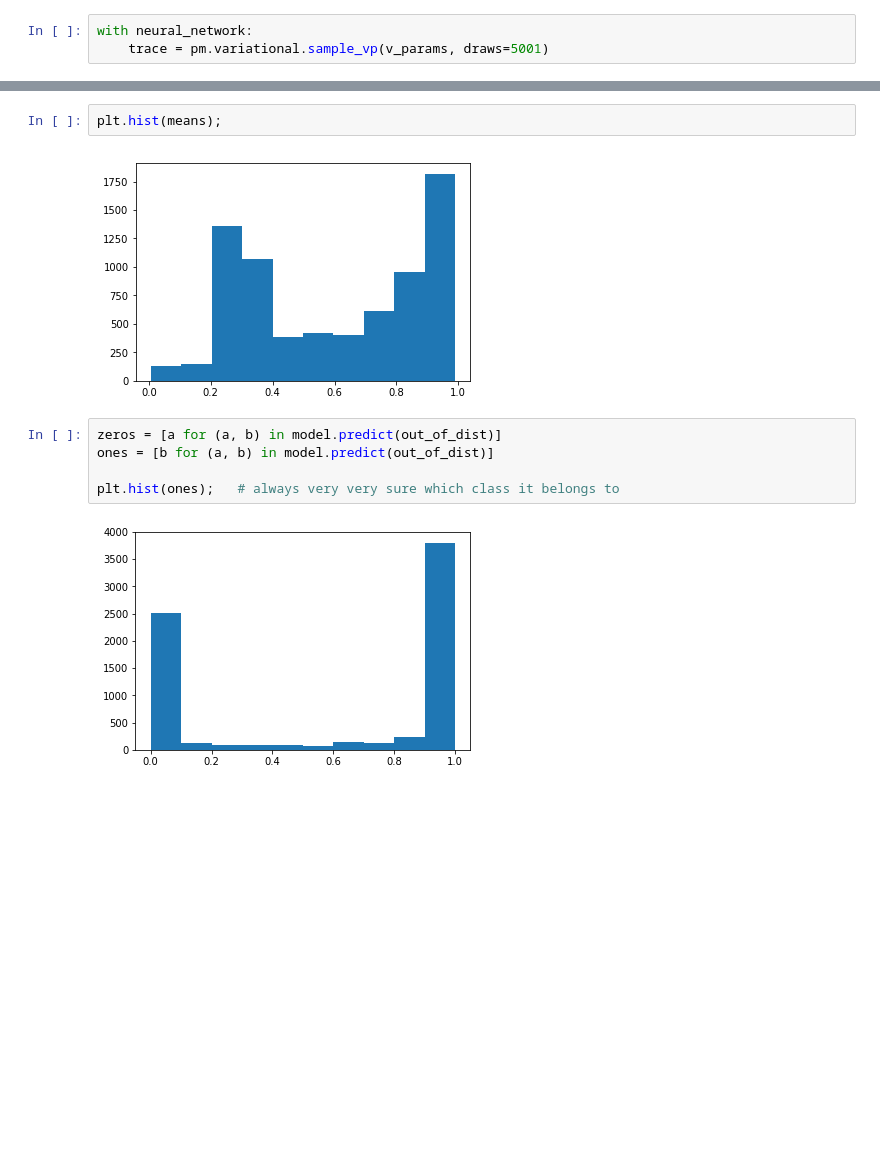
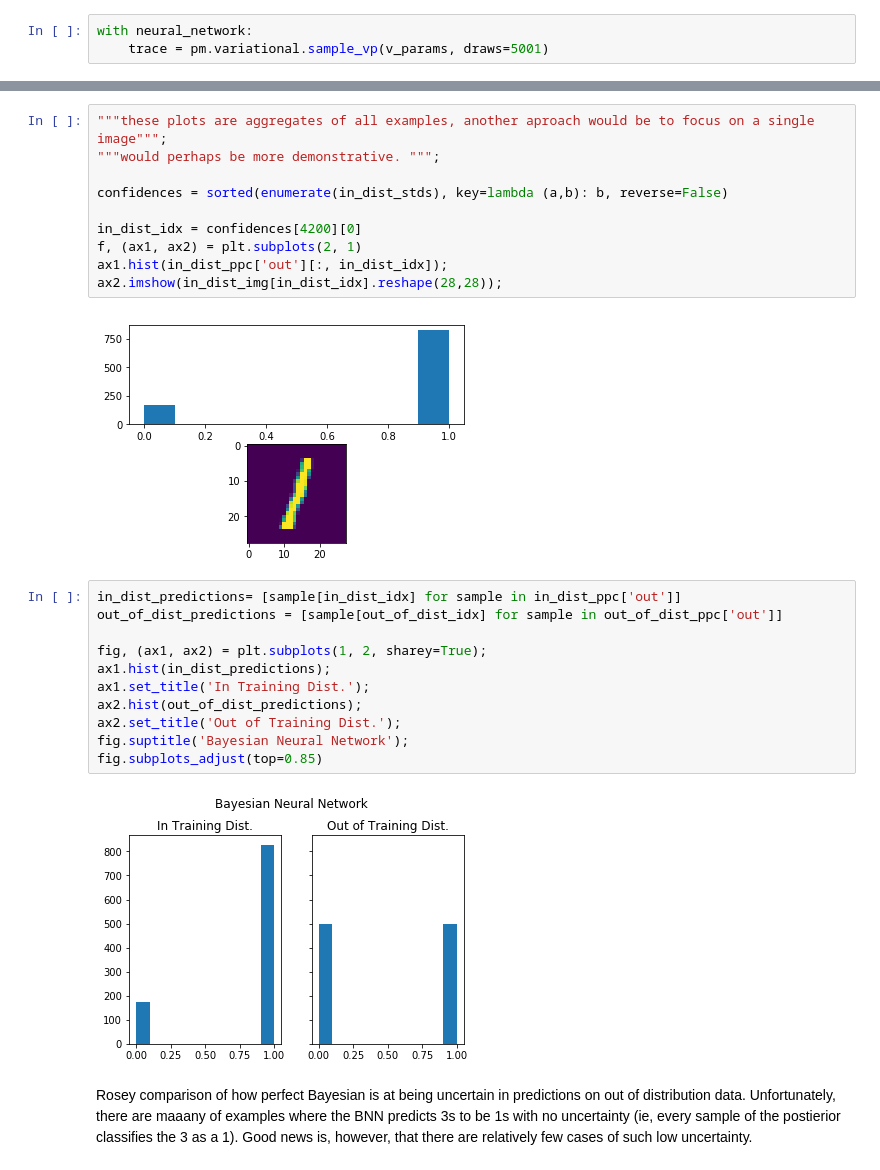
Before and after one commit to rab170/Bayesian-Neural-Networks, a Jupyter notebook: simple_BNN.ipynb, the cells around one changed output, grey strips where cells are left out. Saved outputs shown, nothing was run; the diff lists cells and outputs as text; blank space fills up the shorter version.

```diff
--- a/simple_BNN.ipynb
+++ b/simple_BNN.ipynb
@@ -172,11 +186,27 @@ stds = ppc['out'].std(axis=0)
-# %%
-plt.hist(means);
-# %% [output]
-[figure, removed]
-# %%
-zeros = [a for (a, b) in model.predict(out_of_dist)]
-ones = [b for (a, b) in model.predict(out_of_dist)]
-
-plt.hist(ones);   # always very very sure which class it belongs to
-# %% [output]
-[figure, removed]
+# %%
+"""these plots are aggregates of all examples, another aproach would be to focus on a single image""";
+"""would perhaps be more demonstrative. """;
+
+confidences = sorted(enumerate(in_dist_stds), key=lambda (a,b): b, reverse=False)
+
+in_dist_idx = confidences[4200][0]
+f, (ax1, ax2) = plt.subplots(2, 1)
+ax1.hist(in_dist_ppc['out'][:, in_dist_idx]);
+ax2.imshow(in_dist_img[in_dist_idx].reshape(28,28));
+# %% [output]
+[figure, added]
+# %%
+in_dist_predictions= [sample[in_dist_idx] for sample in in_dist_ppc['out']]
+out_of_dist_predictions = [sample[out_of_dist_idx] for sample in out_of_dist_ppc['out']]
+
+fig, (ax1, ax2) = plt.subplots(1, 2, sharey=True);
+ax1.hist(in_dist_predictions);
+ax1.set_title('In Training Dist.');
+ax2.hist(out_of_dist_predictions);
+ax2.set_title('Out of Training Dist.');
+fig.suptitle('Bayesian Neural Network');
+fig.subplots_adjust(top=0.85)
+# %% [output]
+[figure, added]
+# %% [markdown]
+Rosey comparison of how perfect Bayesian is at being uncertain in predictions on out of distribution data. Unfortunately, there are maaany of examples where the BNN predicts 3s to be 1s with no uncertainty (ie, every sample of the postierior classifies the 3 as a 1). Good news is, however, that there are relatively few cases of such low uncertainty.
```
Also changed, not shown: parts of 13 cells of this notebook.
